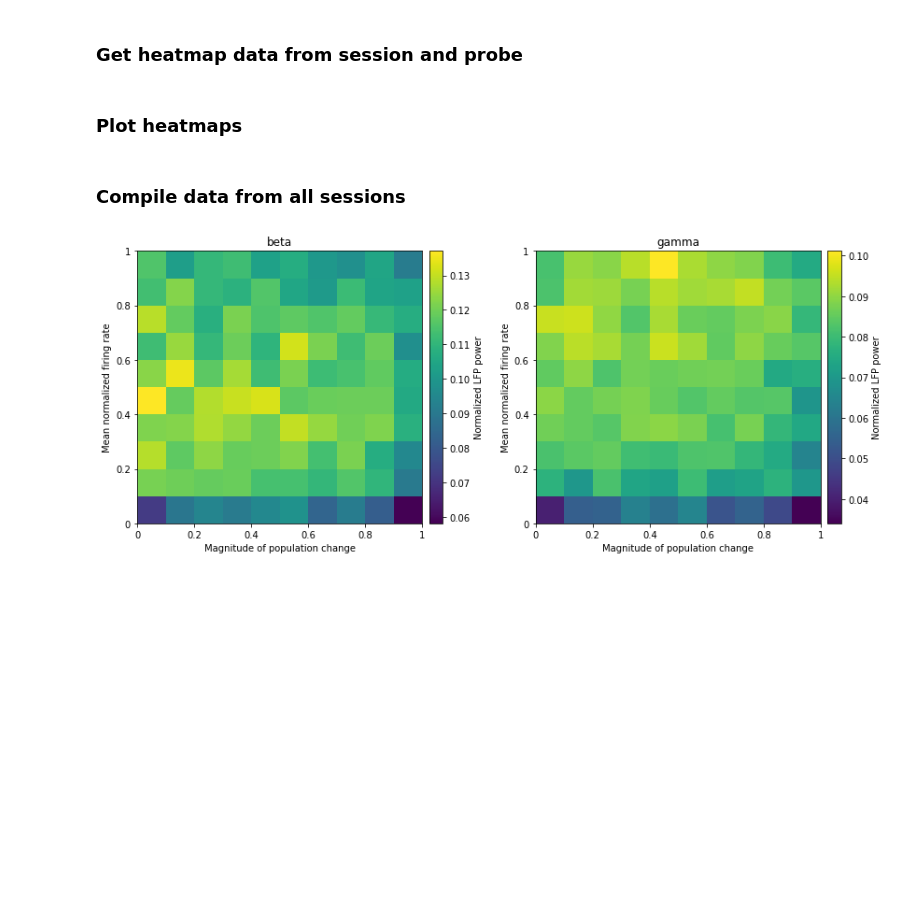
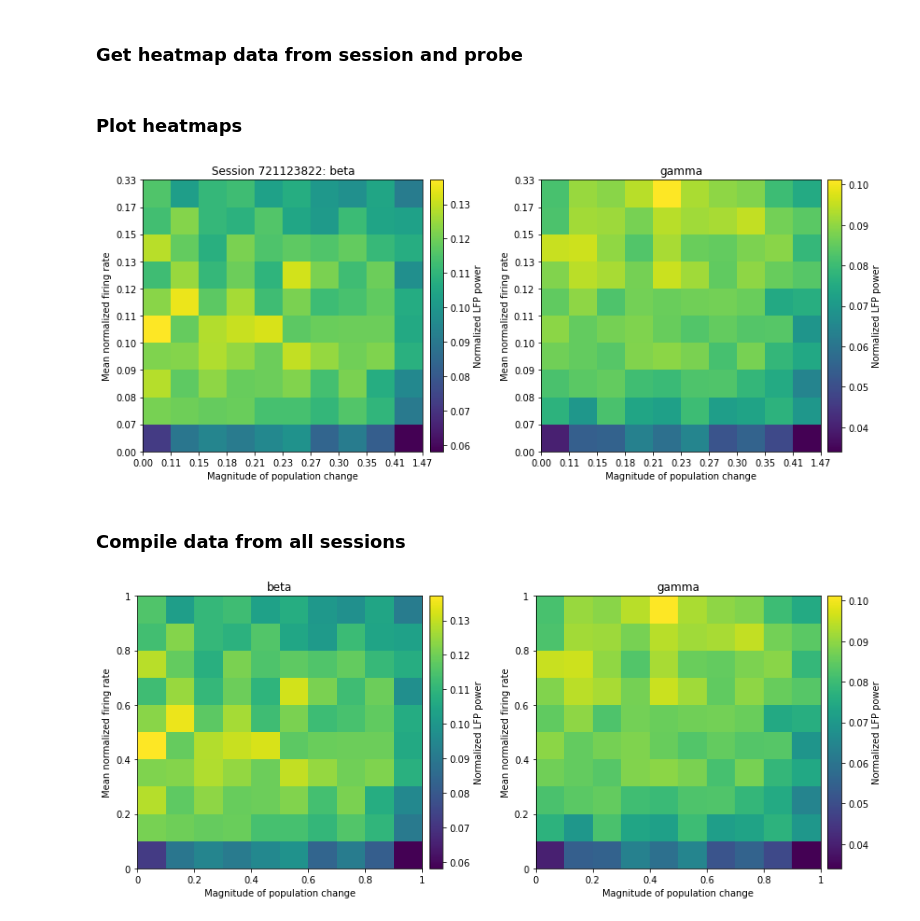
Before and after one commit to chenziao/Analyzing_Allen_Visual_Coding_Neuropixels_Dataset, a Jupyter notebook: compile_power_heatmap_movies.ipynb, the cells around one changed output. Saved outputs shown, nothing was run; the diff lists cells and outputs as text; code cells hidden in the pictures; blank space fills up the shorter version.

```diff
--- a/compile_power_heatmap_movies.ipynb
+++ b/compile_power_heatmap_movies.ipynb
@@ -28,3 +26,9 @@ x_data = 'speed' # 'speed', 'ang', 'tangent'
+# %%
+stimulus_name = 'natural_movies'  # 'natural_movie_one', 'natural_movie_three'
+normalize_unit_fr = True
+power_metric = 'Normalized LFP power'
+
+unit_fr_var = 'normalized' if normalize_unit_fr else 'smoothed'
 # %% [markdown]
 ### Get heatmap data from session and probe
 # %%
@@ -46,12 +50,14 @@ for session_id in session_list:
             info = json.load(f)
         probe_id = info['probe_id']
         probe_dir = os.path.join(session_dir, f'probe_{probe_id:d}')
-        heatmap_file = os.path.join(probe_dir, f'{ecephys_structure_acronym:s}_{stimulus_name:s}_power_heatmap_{x_data:s}.nc')
-        pow_ds = xr.load_dataset(heatmap_file)
+        data_file = os.path.join(probe_dir, f'{ecephys_structure_acronym:s}_{stimulus_name:s}_power_heatmap_{unit_fr_var:s}_fr.nc')
+        pow_ds = xr.load_dataset(data_file)
         pow_ds.load()
     except Exception as e:
         print(e)
         continue
     power_ds[session_id] = pow_ds
+    sessions = list(power_ds)
+    n_sessions = len(sessions)
 # %% [markdown]
 ### Plot heatmaps
@@ -59,0 +64,6 @@ figsize = (6, 5)
+# %%
+x_data = 'speed' # 'speed', 'ang', 'tangent'
+y_data = 'mean_fr'  # 'rms_fr', 'length', 'radial'
+n_bins = 10
+
+figsize = (6, 5)
@@ -60,21 +92,20 @@ figsize = (6, 5)
 # %%
-# for session_id, ds in power_ds.items():
-#     print(f"Session {session_id:d}")
-#     coords = ds.coords
-#     wave = coords['wave']
-#     n_waves = wave.size
-#     x_bins, y_bins = coords['x_edge'].values, coords['y_edge'].values
-#     fig, axs = plt.subplots(1, n_waves, figsize=(n_waves * figsize[0], figsize[1]))
-#     for i, w in enumerate(wave.values):
-#         ax = axs[i]
-#         pcm = heatmap_in_grid(ds.power.sel(wave=w).values, x_bins, y_bins,
-#             xticks_fmt=ds.attrs['xticks_fmt'], yticks_fmt=ds.attrs['yticks_fmt'],
-#             even_grid=True, ax=ax)
-#         plt.colorbar(mappable=pcm, ax=ax, label=ds.attrs['power_metric'], pad=0.02)
-#         ax.set_xlabel(ds.attrs['xlabel'])
-#         ax.set_ylabel(ds.attrs['ylabel'])
-#         ax.set_title(w)
-#     plt.tight_layout()
-# plt.show()
+fig, axs = plt.subplots(n_sessions, n_waves, figsize=(n_waves * figsize[0], n_sessions * figsize[1]), squeeze=False)
+for i, session_id in enumerate(sessions):
+    ds = heatmap_ds[session_id]
+    x_bins, y_bins = ds.coords['x_edge'].values, ds.coords['y_edge'].values
+    for j, w in enumerate(waves.values):
+        ax = axs[i, j]
+        pcm = heatmap_in_grid(ds.power.sel(wave=w).values, x_bins, y_bins,
+            xticks_fmt=xticks_fmt, yticks_fmt=yticks_fmt,
+            even_grid=True, ax=ax)
+        plt.colorbar(mappable=pcm, ax=ax, label=power_metric, pad=0.02)
+        ax.set_xlabel(xlabel)
+        ax.set_ylabel(ylabel)
+        ax.set_title(('' if j else f"Session {session_id:d}: ") + w)
+    plt.tight_layout()
+plt.show()
+# %% [output]
+[figure, added]
 # %% [markdown]
 ### Compile data from all sessions
```
Also changed, not shown: parts of 6 cells of this notebook, 1 other file.
